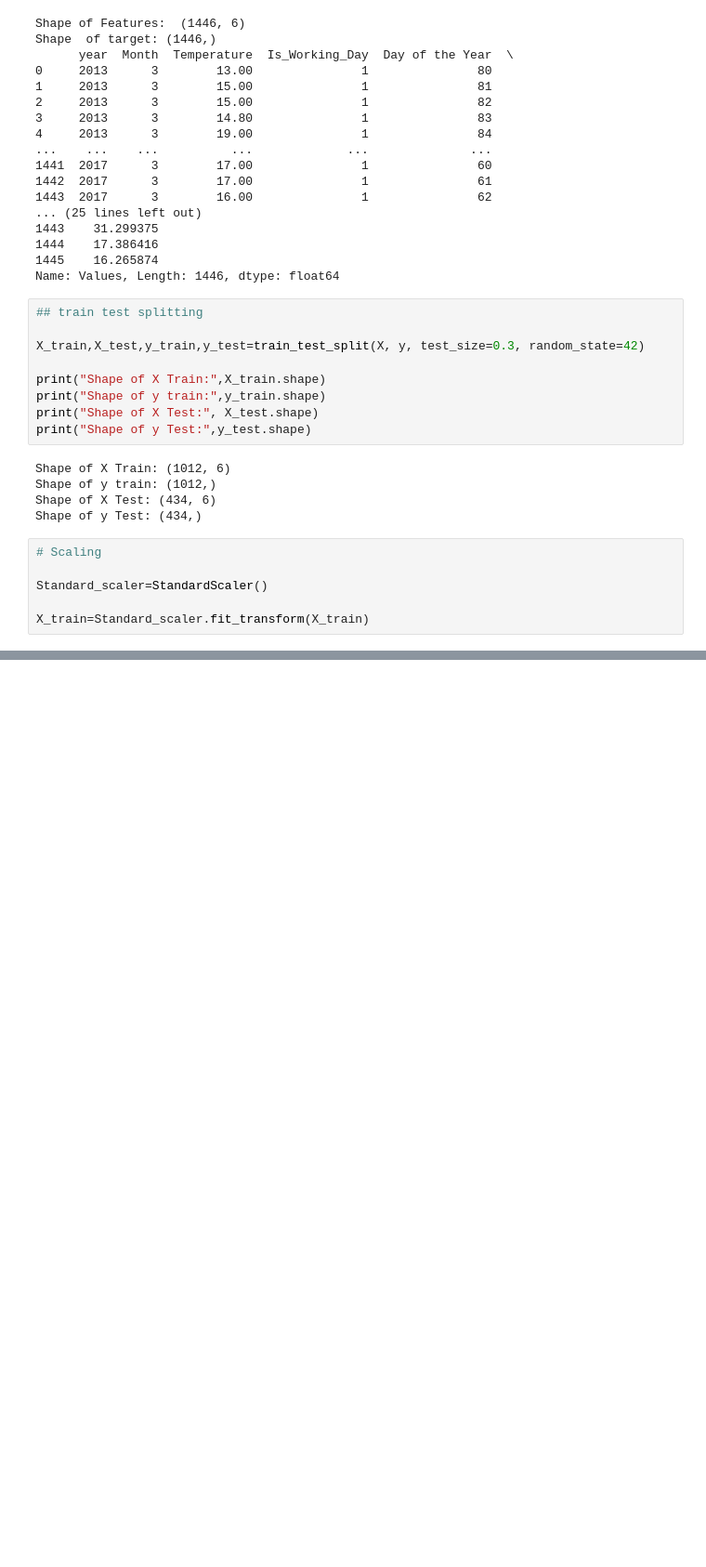
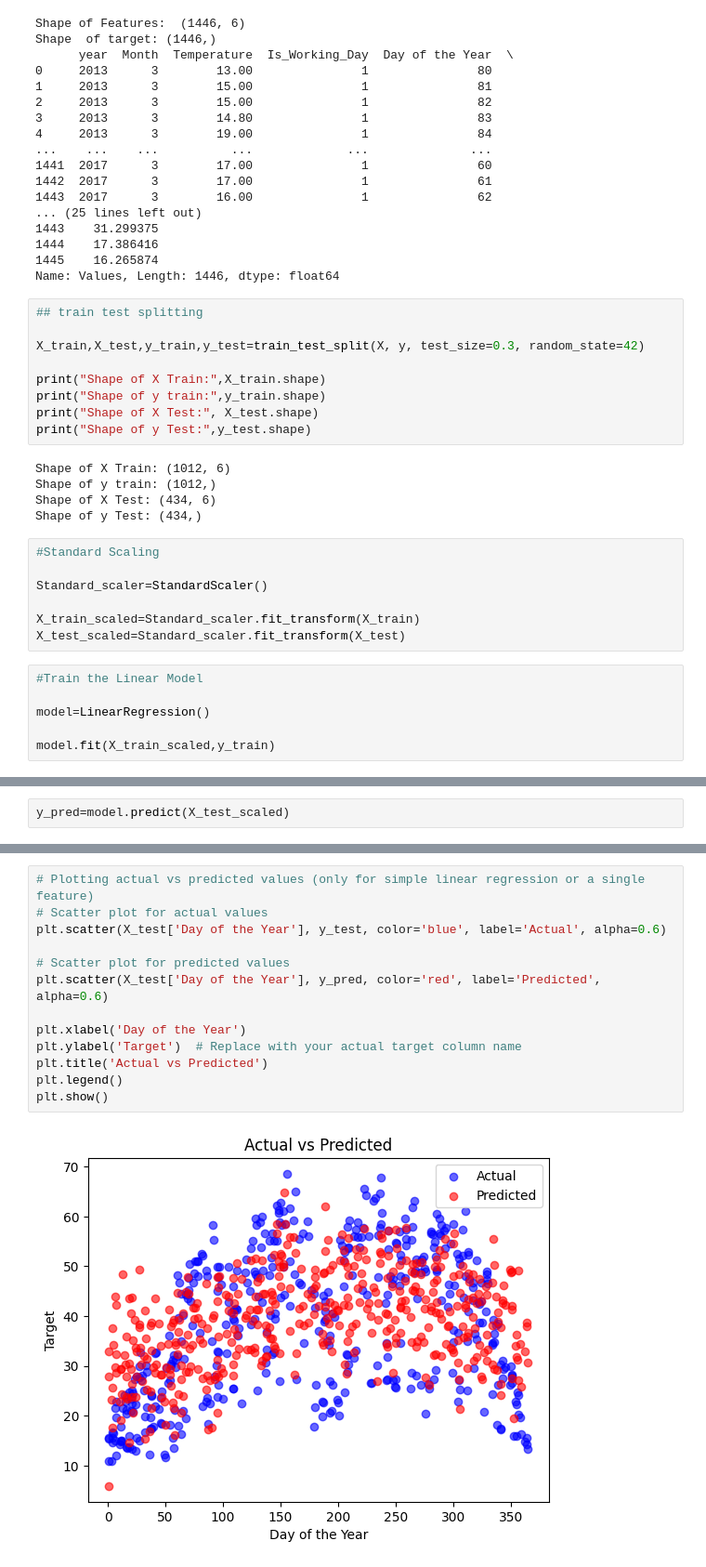
Before and after one commit to Melbinmatheew/Energy-Consumption-Forcasting, a Jupyter notebook: Notebooks/Linear Model.ipynb, the cells around one changed output, grey strips where cells are left out. Shown at 93% size. Drawn from its saved outputs; the diff is of its cells as text; blank space fills up the shorter version.

Commit message:
Linear regression model creation and model evaluation completed

```diff
--- a/Notebooks/Linear Model.ipynb
+++ b/Notebooks/Linear Model.ipynb
@@ -118,8 +119,15 @@ Shape of y train: (1012,)
 Shape of X Test: (434, 6)
 Shape of y Test: (434,)
 # %%
-# Scaling
+#Standard Scaling
 
 Standard_scaler=StandardScaler()
 
-X_train=Standard_scaler.fit_transform(X_train)
+X_train_scaled=Standard_scaler.fit_transform(X_train)
+X_test_scaled=Standard_scaler.fit_transform(X_test)
+# %%
+#Train the Linear Model
+
+model=LinearRegression()
+
+model.fit(X_train_scaled,y_train)
@@ -125,0 +136,2 @@ X_train=Standard_scaler.fit_transform(X_train)
+# %%
+y_pred=model.predict(X_test_scaled)
@@ -125,0 +160,15 @@ X_train=Standard_scaler.fit_transform(X_train)
+# %%
+# Plotting actual vs predicted values (only for simple linear regression or a single feature)
+# Scatter plot for actual values
+plt.scatter(X_test['Day of the Year'], y_test, color='blue', label='Actual', alpha=0.6)
+
+# Scatter plot for predicted values
+plt.scatter(X_test['Day of the Year'], y_pred, color='red', label='Predicted', alpha=0.6)
+
+plt.xlabel('Day of the Year')
+plt.ylabel('Target')  # Replace with your actual target column name
+plt.title('Actual vs Predicted')
+plt.legend()
+plt.show()
+# %% [output]
+[figure, added]
```
Also changed, not shown: parts of 5 cells of this notebook.
